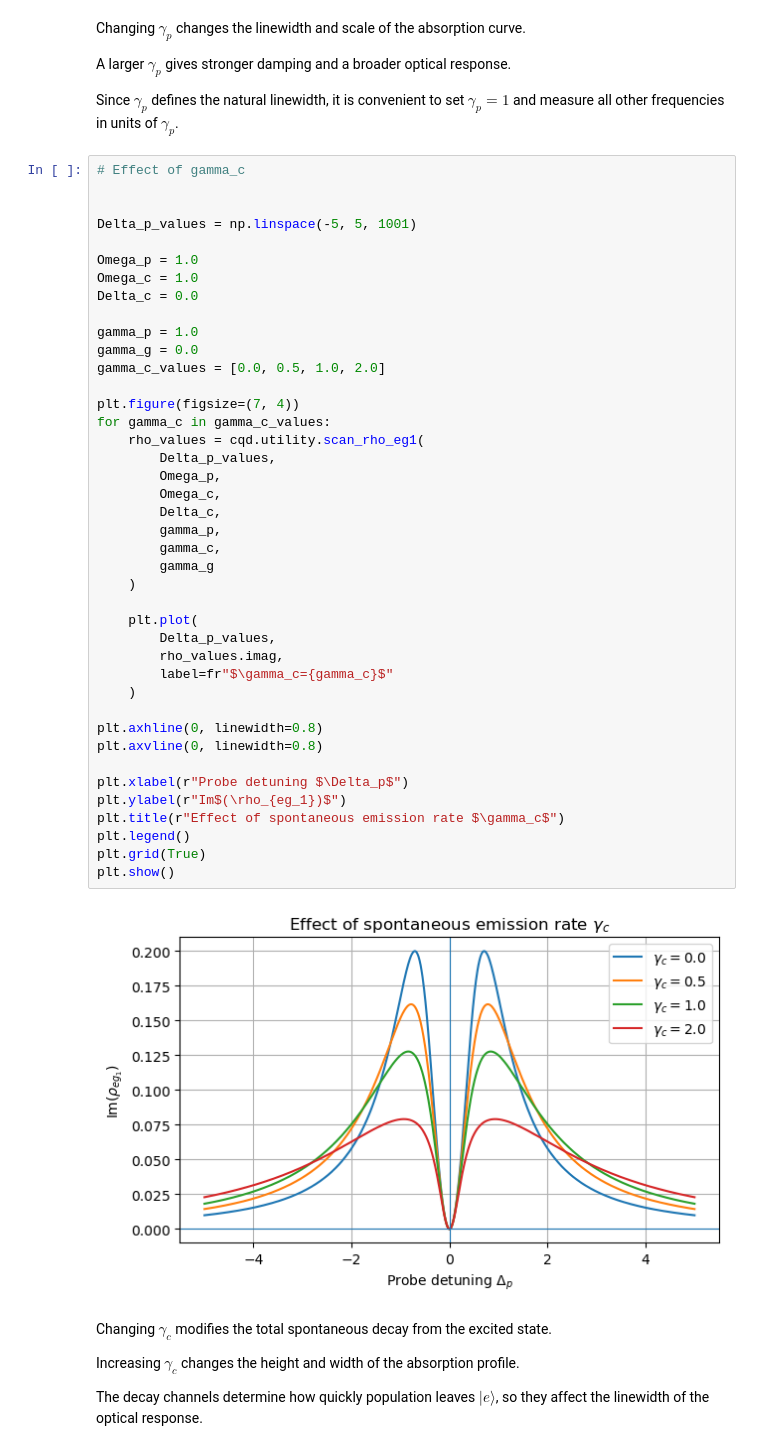
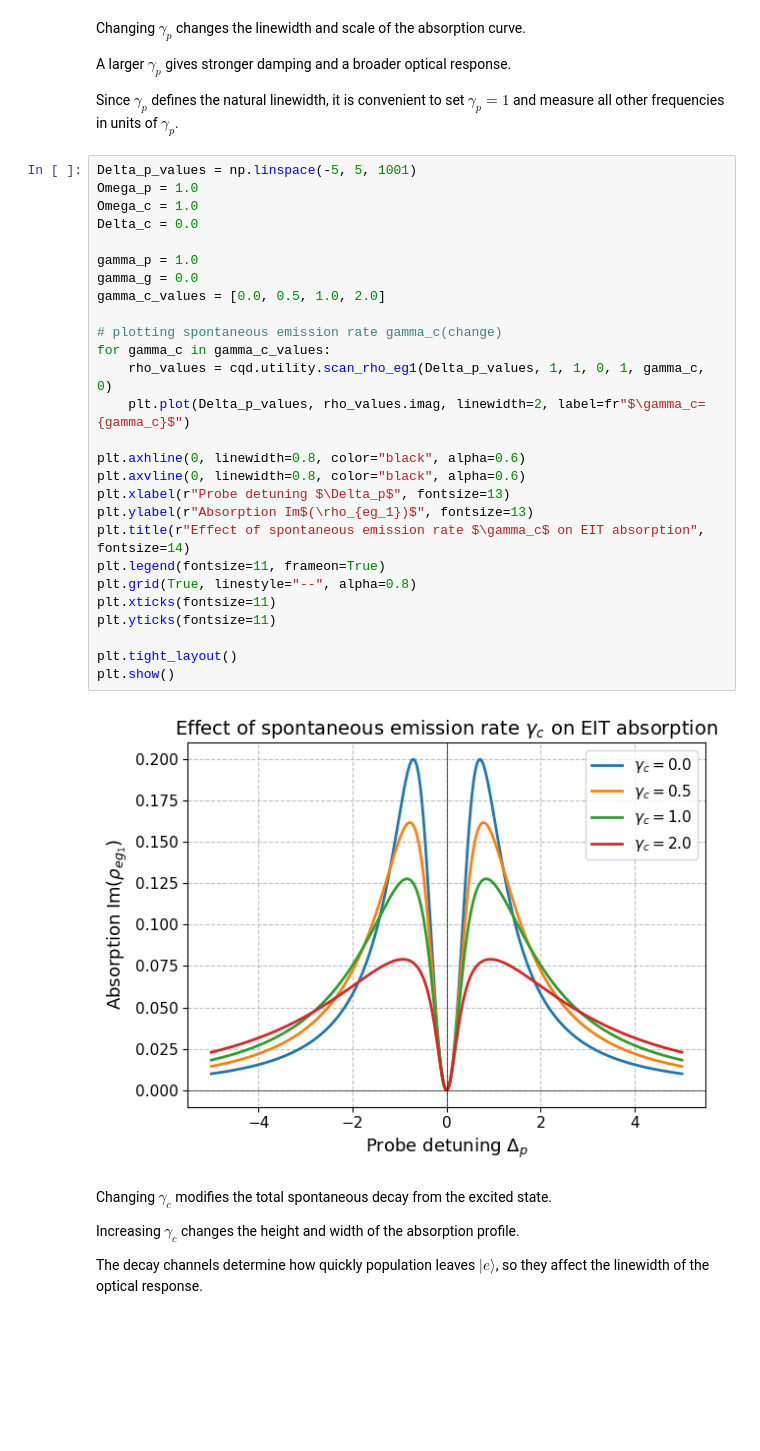
Before and after one commit to Abiyzelalem27/CQD_SS26, a Jupyter notebook: Solutions/exercise11_sol.ipynb, the cells around one changed output. Drawn from its saved outputs; the diff is of its cells as text; blank space fills up the shorter version.

```diff
--- a/Solutions/exercise11_sol.ipynb
+++ b/Solutions/exercise11_sol.ipynb
@@ -292,48 +274,34 @@ A larger $\gamma_p$ gives stronger damping and a broader optical response.
 
 Since $\gamma_p$ defines the natural linewidth, it is convenient to set $\gamma_p=1$ and measure all other frequencies in units of $\gamma_p$.
 # %%
-# Effect of gamma_c
-
-
 Delta_p_values = np.linspace(-5, 5, 1001)
-
 Omega_p = 1.0
 Omega_c = 1.0
 Delta_c = 0.0
 
 gamma_p = 1.0
 gamma_g = 0.0
 gamma_c_values = [0.0, 0.5, 1.0, 2.0]
 
-plt.figure(figsize=(7, 4))
+# plotting spontaneous emission rate gamma_c(change)
 for gamma_c in gamma_c_values:
-    rho_values = cqd.utility.scan_rho_eg1(
-        Delta_p_values,
-        Omega_p,
-        Omega_c,
-        Delta_c,
-        gamma_p,
-        gamma_c,
-        gamma_g
-    )
+    rho_values = cqd.utility.scan_rho_eg1(Delta_p_values, 1, 1, 0, 1, gamma_c, 0)
+    plt.plot(Delta_p_values, rho_values.imag, linewidth=2, label=fr"$\gamma_c={gamma_c}$")
 
-    plt.plot(
-        Delta_p_values,
-        rho_values.imag,
-        label=fr"$\gamma_c={gamma_c}$"
-    )
+plt.axhline(0, linewidth=0.8, color="black", alpha=0.6)
+plt.axvline(0, linewidth=0.8, color="black", alpha=0.6)
+plt.xlabel(r"Probe detuning $\Delta_p$", fontsize=13)
+plt.ylabel(r"Absorption Im$(\rho_{eg_1})$", fontsize=13)
+plt.title(r"Effect of spontaneous emission rate $\gamma_c$ on EIT absorption", fontsize=14)
+plt.legend(fontsize=11, frameon=True)
+plt.grid(True, linestyle="--", alpha=0.8)
+plt.xticks(fontsize=11)
+plt.yticks(fontsize=11)
 
-plt.axhline(0, linewidth=0.8)
-plt.axvline(0, linewidth=0.8)
-
-plt.xlabel(r"Probe detuning $\Delta_p$")
-plt.ylabel(r"Im$(\rho_{eg_1})$")
-plt.title(r"Effect of spontaneous emission rate $\gamma_c$")
-plt.legend()
-plt.grid(True)
+plt.tight_layout()
 plt.show()
 # %% [output]
-[figure, old version]
+[figure, new version]
 # %% [markdown]
 Changing $\gamma_c$ modifies the total spontaneous decay from the excited state.
 
```
Also changed, not shown: parts of 23 cells of this notebook.
